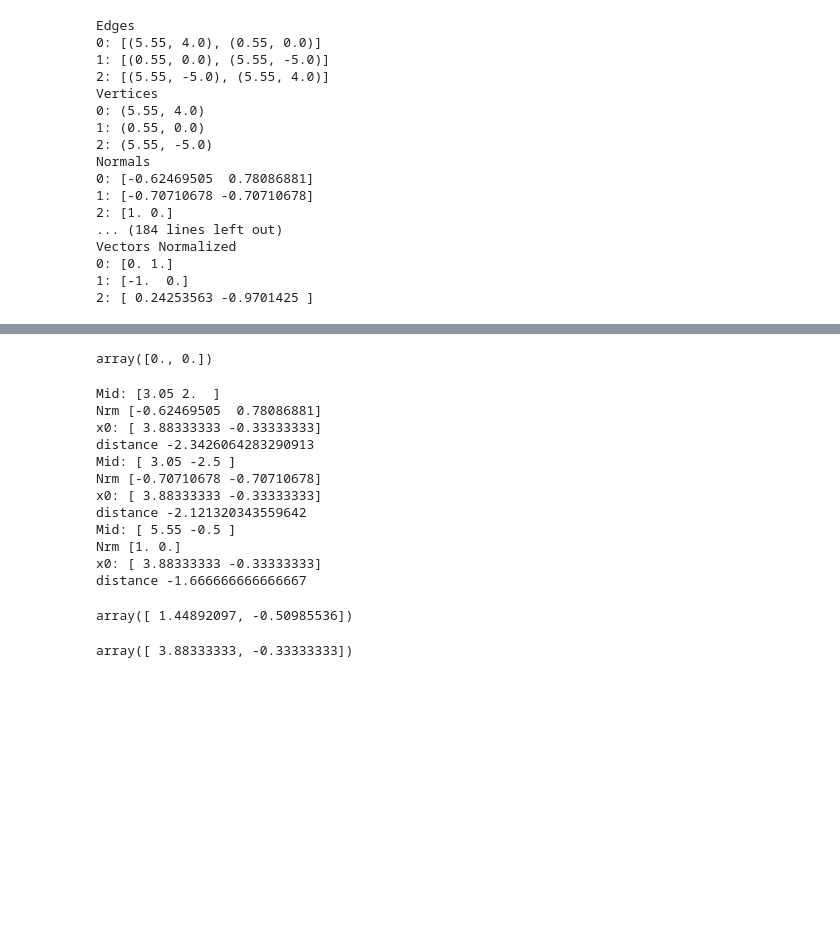
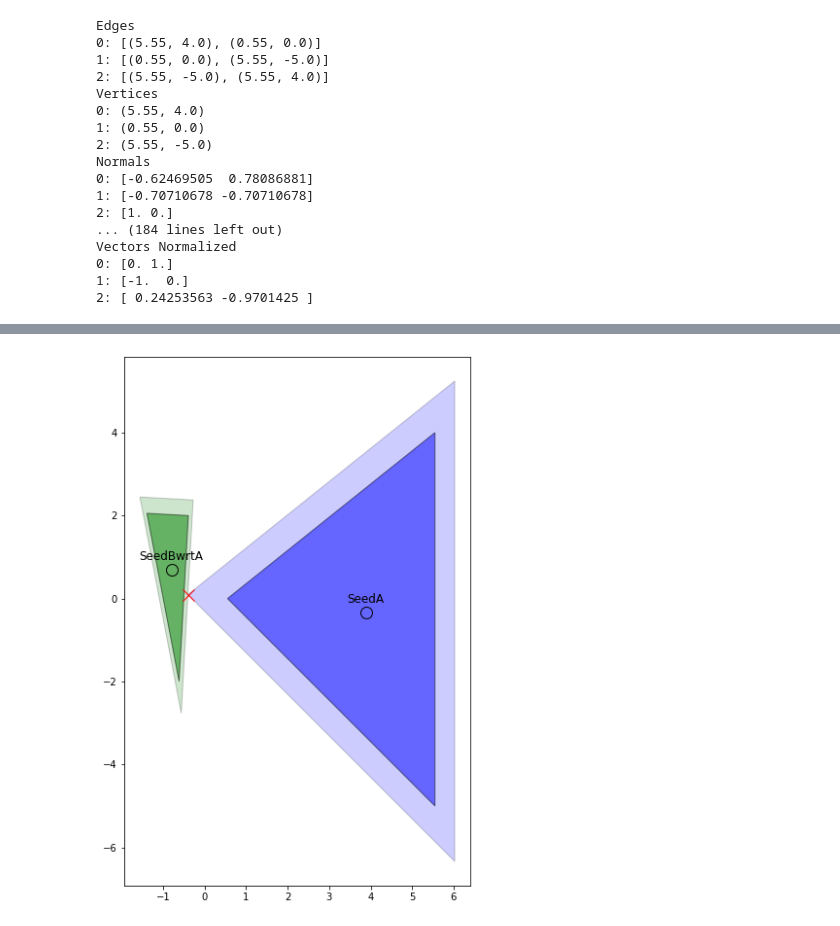
Before and after one commit to fernardz/ContactStateGeneration, a Jupyter notebook: Pt1 Contact States/Investigation.ipynb, the cells around one changed output, grey strips where cells are left out. Drawn from its saved outputs; the diff is of its cells as text; code cells hidden in the pictures; blank space fills up the shorter version.

```diff
--- a/Pt1 Contact States/Investigation.ipynb
+++ b/Pt1 Contact States/Investigation.ipynb
@@ -877,35 +885,34 @@ ax.set_aspect('equal', 'box')
-# %%
-np.reshape(L,(2,2))[:,0]
-# %% [output]
-array([0., 0.])
-# %%
-x0 = subObjsA[0]['Seed']
-ds=[]
-for arb, Nrm in zip(subObjsA[0]['Arb'],subObjsA[0]['Normals']):
-  print('Mid:',arb)
-  print('Nrm',Nrm)
-  print('x0:',x0)
-  d=np.dot(x0-arb, Nrm)
-  print('distance',d)
-  ds.append(d)
-# %% [output]
-Mid: [3.05 2.  ]
-Nrm [-0.62469505  0.78086881]
-x0: [ 3.88333333 -0.33333333]
-distance -2.3426064283290913
-Mid: [ 3.05 -2.5 ]
-Nrm [-0.70710678 -0.70710678]
-x0: [ 3.88333333 -0.33333333]
-distance -2.121320343559642
-Mid: [ 5.55 -0.5 ]
-Nrm [1. 0.]
-x0: [ 3.88333333 -0.33333333]
-distance -1.666666666666667
-# %%
-(gdSeedA-gdSeedBwrtA)/2
-# %% [output]
-array([ 1.44892097, -0.50985536])
-# %%
-x0
-# %% [output]
-array([ 3.88333333, -0.33333333])
+# %%
+fig, ax = plt.subplots(figsize=(10, 10))
+
+shapeA = Polygon(gdVertA)
+shapeAs = scale(shapeA, fscale, fscale, origin=tuple(seed_a))
+
+polyA = PolygonPatch(shapeA, fc="b", alpha=0.5)
+
+shapeB = Polygon(gdVertBwrtA)
+shapeBs = scale(shapeB, fscale, fscale, origin=tuple(seed_b))
+
+polyBwrtA = PolygonPatch(shapeB, fc="g", alpha=0.5)
+
+ax.add_patch(PolygonPatch(shapeAs, fc="b", alpha=0.2))
+ax.add_patch(PolygonPatch(shapeBs, fc="g", alpha=0.2))
+
+ax.add_patch(polyA)
+ax.add_patch(polyBwrtA)
+
+ax.plot(gdSeedBwrtA[0], gdSeedBwrtA[1], 'ok', markersize=12,  mfc='none')
+
+ax.plot(gdSeedA[0], gdSeedA[1], 'ok', markersize=12, mfc='none')
+
+ax.annotate('SeedA', tuple(gdSeedA), textcoords="offset points",
+            ha='center', xytext=(0, 10), fontsize=12)
+
+ax.annotate('SeedBwrtA', tuple(gdSeedBwrtA), textcoords="offset points",
+            ha='center', xytext=(0, 10), fontsize=12)
+
+ax.plot(res.x[0], res.x[1], 'xr', mfc='none', markersize=12)
+
+ax.set_aspect('equal', 'box')
+# %% [output]
+[figure, added]
```
Also changed, not shown: parts of 6 cells of this notebook.
